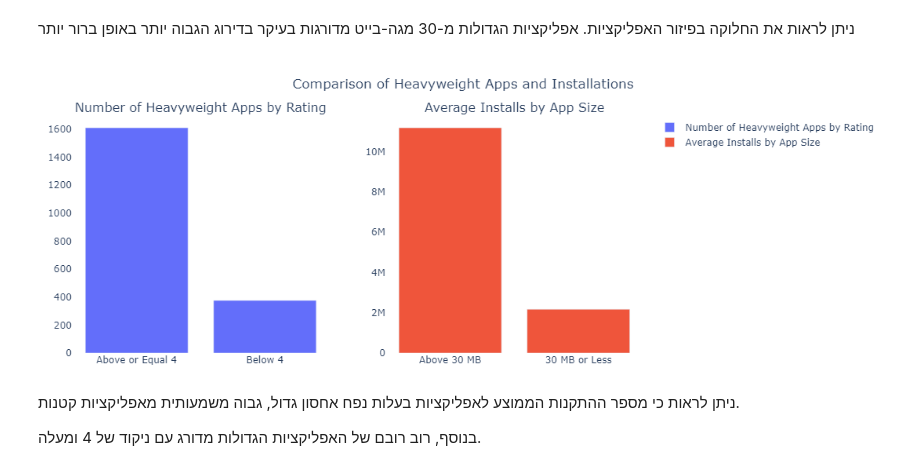
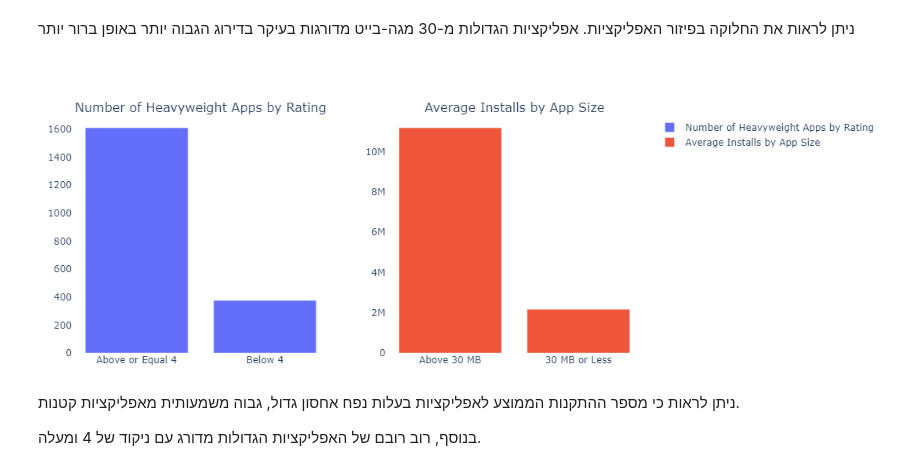
Before and after one commit to Yairvedaniel/project1, a Jupyter notebook: 02_Google_Play_Apps_project.ipynb, the cells around one changed output. Cells and saved outputs as stored; diff of their text form; code cells hidden in the pictures.

```diff
--- a/02_Google_Play_Apps_project.ipynb
+++ b/02_Google_Play_Apps_project.ipynb
@@ -443,35 +443,35 @@ fig.show()
 heavy_apps = size_apps[size_apps['Size_MB'] > 30]
 
 total_heavy_apps = heavy_apps.shape[0]
 high_rating_apps = heavy_apps[heavy_apps['Rating'] >= 4].shape[0]
 low_rating_apps = heavy_apps[heavy_apps['Rating'] < 4].shape[0]
 
 data1 = {'Rating Category': ['Above or Equal 4', 'Below 4'],'Count': [high_rating_apps, low_rating_apps]}
 
 df1 = pd.DataFrame(data1)
 
 large_apps = size_apps[size_apps['Size_MB'] > 30]
 small_apps = size_apps[size_apps['Size_MB'] <= 30]
 
 large_apps = large_apps[large_apps['Installs'] <= 100000000]
 small_apps = small_apps[small_apps['Installs'] <= 100000000]
 average_installs_large = large_apps['Installs'].mean()
 average_installs_small = small_apps['Installs'].mean()
 
 data2 = {'Size Category': ['Above 30 MB', '30 MB or Less'],'Average Installs': [average_installs_large, average_installs_small]}
 
 df2 = pd.DataFrame(data2)
 
 fig = make_subplots(rows=1, cols=2, subplot_titles=("Number of Heavyweight Apps by Rating", "Average Installs by App Size"))
 fig.add_trace(go.Bar(x=df1['Rating Category'], y=df1['Count'], name='Number of Heavyweight Apps by Rating'), row=1, col=1)
 fig.add_trace(go.Bar(x=df2['Size Category'], y=df2['Average Installs'], name='Average Installs by App Size'), row=1, col=2)
 
 fig.update_layout(title_text='Comparison of Heavyweight Apps and Installations', width=1000, height=400, margin=dict(t=50, b=0, l=0, r=0))
-fig.update_layout(title='Comparison of Heavyweight Apps and Installations',margin=dict(l=20, r=20, t=70, b=20),title_x=0.5,plot_bgcolor='rgba(0,0,0,0)',paper_bgcolor='rgba(0,0,0,0)')
+fig.update_layout(title='',margin=dict(l=20, r=20, t=70, b=20),title_x=0.5,plot_bgcolor='rgba(0,0,0,0)',paper_bgcolor='rgba(0,0,0,0)')
 
 fig.show()
 # %% [output]
-[figure, old version]
+[figure, new version]
 # %% [markdown]
 ניתן לראות כי מספר ההתקנות הממוצע לאפליקציות בעלות נפח אחסון גדול, גבוה משמעותית מאפליקציות קטנות.
 
```
Also changed, not shown: parts of 4 cells of this notebook.
